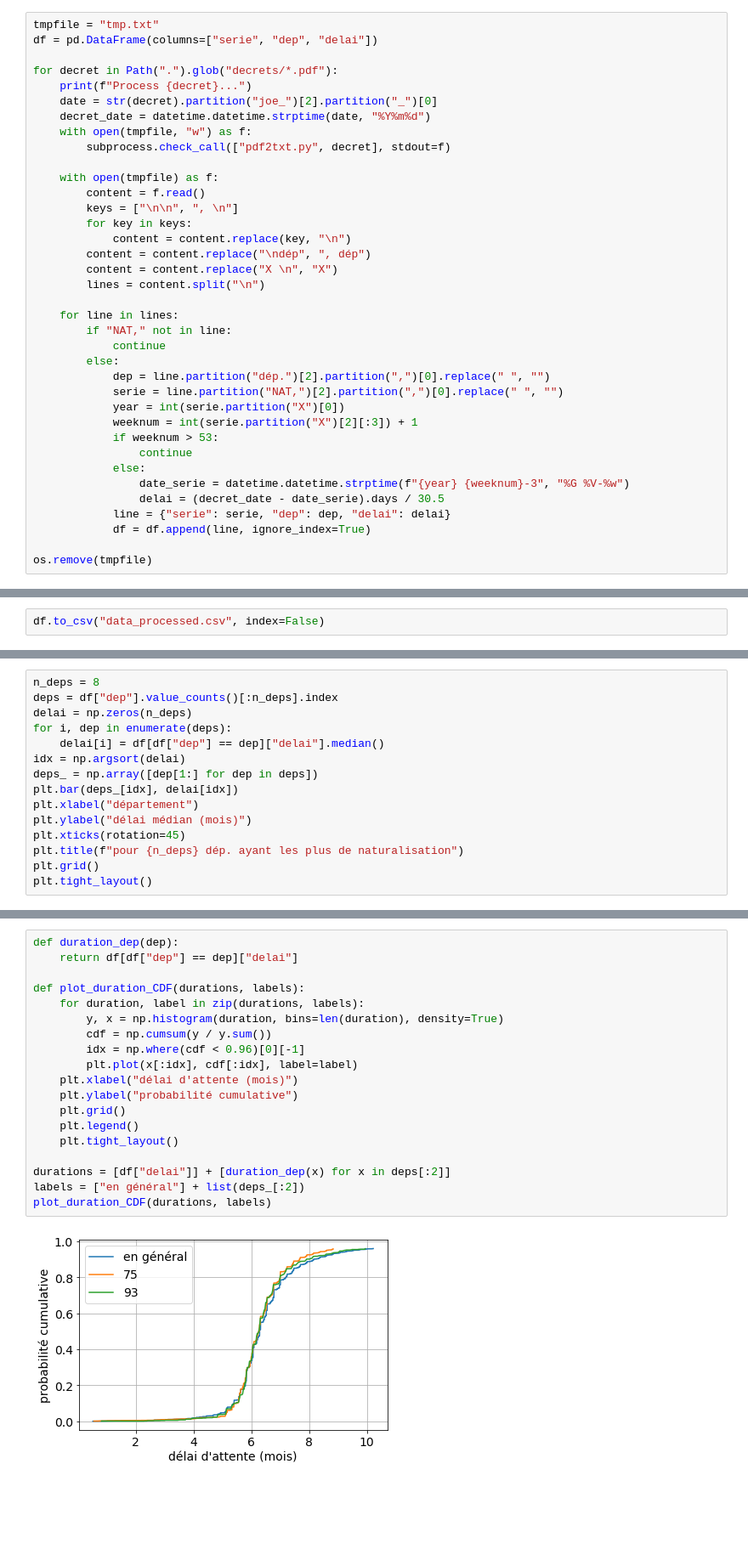
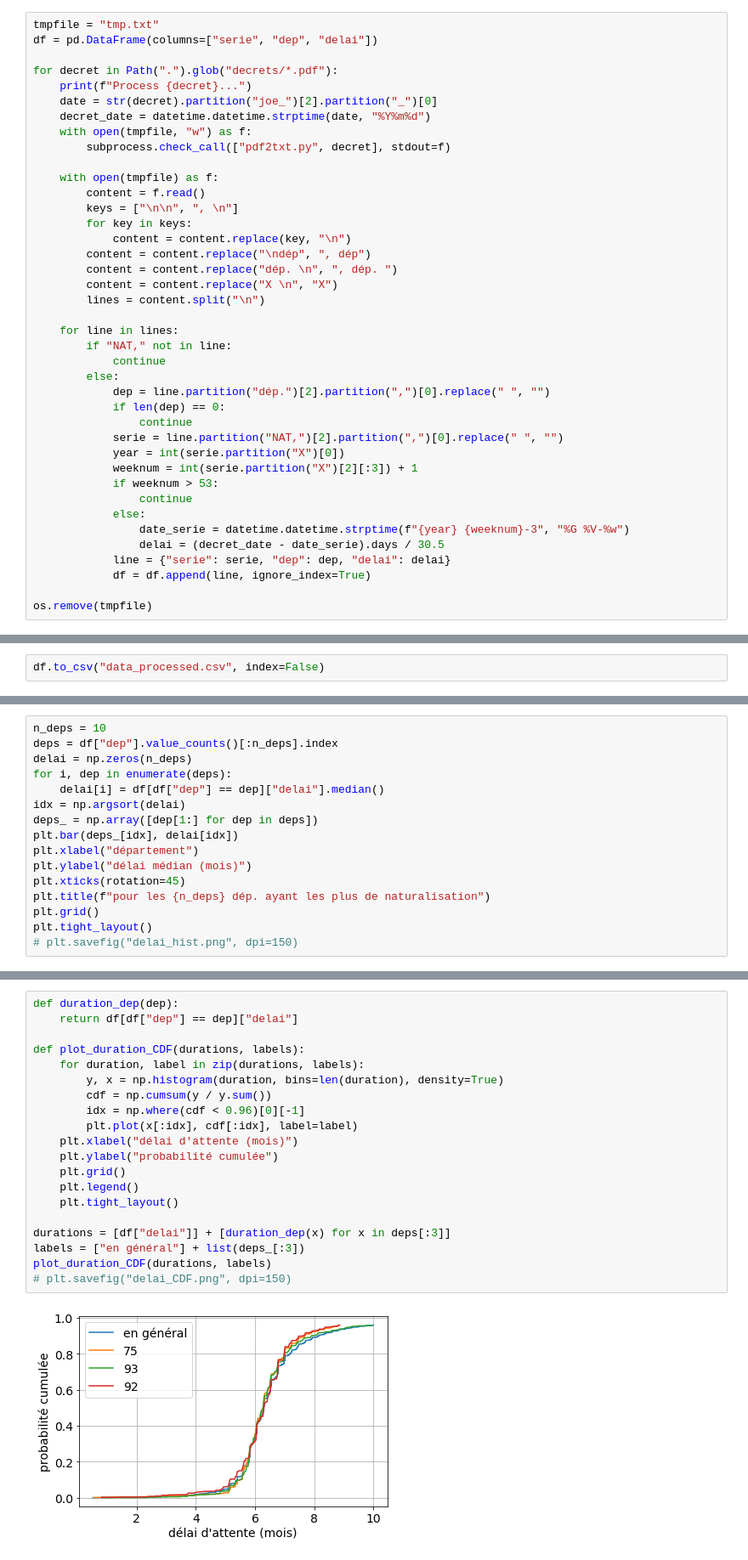
Before and after one commit to tianyikillua/naturalisation-statistiques, a Jupyter notebook: plot.ipynb, the cells around one changed output, grey strips where cells are left out. Shown at 85% size. Saved outputs shown, nothing was run; the diff lists cells and outputs as text; blank space fills up the shorter version.

```diff
--- a/plot.ipynb
+++ b/plot.ipynb
@@ -34,6 +34,7 @@ for decret in Path(".").glob("decrets/*.pdf"):
         for key in keys:
             content = content.replace(key, "\n")
         content = content.replace("\ndép", ", dép")
+        content = content.replace("dép. \n", ", dép. ")
         content = content.replace("X \n", "X")
         lines = content.split("\n")
 
@@ -42,6 +43,8 @@ for decret in Path(".").glob("decrets/*.pdf"):
             continue
         else:
             dep = line.partition("dép.")[2].partition(",")[0].replace(" ", "")
+            if len(dep) == 0:
+                continue
             serie = line.partition("NAT,")[2].partition(",")[0].replace(" ", "")
             year = int(serie.partition("X")[0])
             weeknum = int(serie.partition("X")[2][:3]) + 1
@@ -91,5 +95,5 @@ plt.tight_layout()
 # %%
-n_deps = 8
+n_deps = 10
 deps = df["dep"].value_counts()[:n_deps].index
 delai = np.zeros(n_deps)
 for i, dep in enumerate(deps):
@@ -100,7 +104,8 @@ plt.bar(deps_[idx], delai[idx])
 plt.xlabel("département")
 plt.ylabel("délai médian (mois)")
 plt.xticks(rotation=45)
-plt.title(f"pour {n_deps} dép. ayant les plus de naturalisation")
+plt.title(f"pour les {n_deps} dép. ayant les plus de naturalisation")
 plt.grid()
 plt.tight_layout()
+# plt.savefig("delai_hist.png", dpi=150)
 # %% [output]
@@ -108,21 +113,22 @@ plt.tight_layout()
 # %%
 def duration_dep(dep):
     return df[df["dep"] == dep]["delai"]
 
 def plot_duration_CDF(durations, labels):
     for duration, label in zip(durations, labels):
         y, x = np.histogram(duration, bins=len(duration), density=True)
         cdf = np.cumsum(y / y.sum())
         idx = np.where(cdf < 0.96)[0][-1]
         plt.plot(x[:idx], cdf[:idx], label=label)
     plt.xlabel("délai d'attente (mois)")
-    plt.ylabel("probabilité cumulative")
+    plt.ylabel("probabilité cumulée")
     plt.grid()
     plt.legend()
     plt.tight_layout()
 
-durations = [df["delai"]] + [duration_dep(x) for x in deps[:2]]
-labels = ["en général"] + list(deps_[:2])
+durations = [df["delai"]] + [duration_dep(x) for x in deps[:3]]
+labels = ["en général"] + list(deps_[:3])
 plot_duration_CDF(durations, labels)
+# plt.savefig("delai_CDF.png", dpi=150)
 # %% [output]
-[figure, old version]
+[figure, new version]
```
Also changed, not shown: parts of 2 cells of this notebook, 1 other file.
